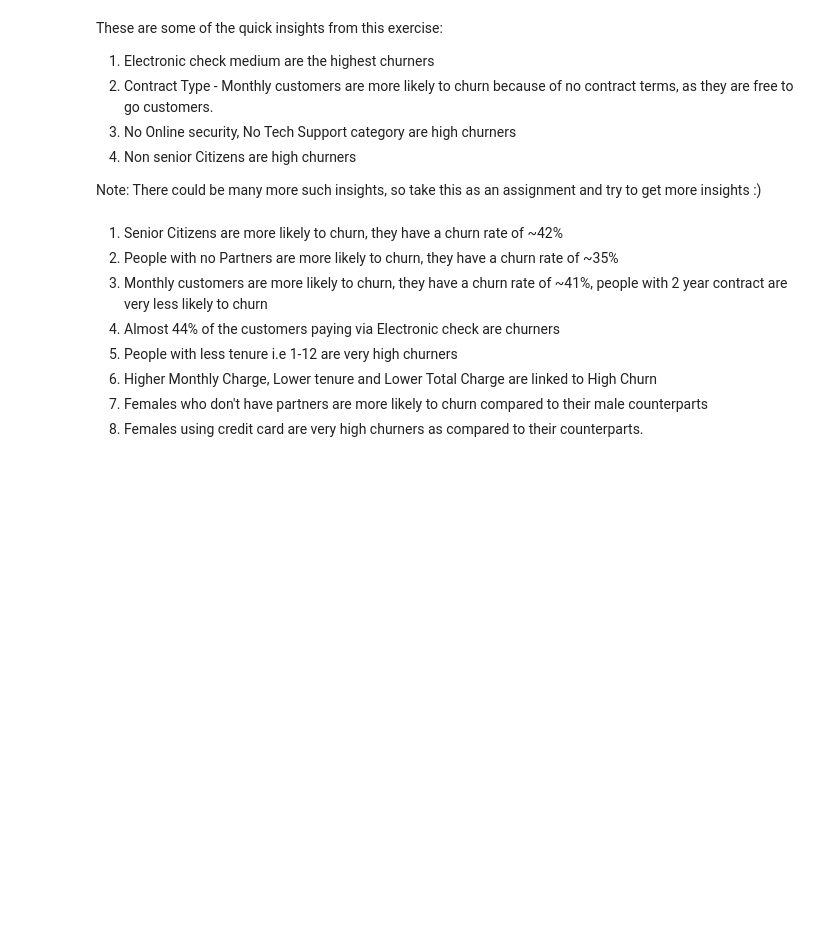
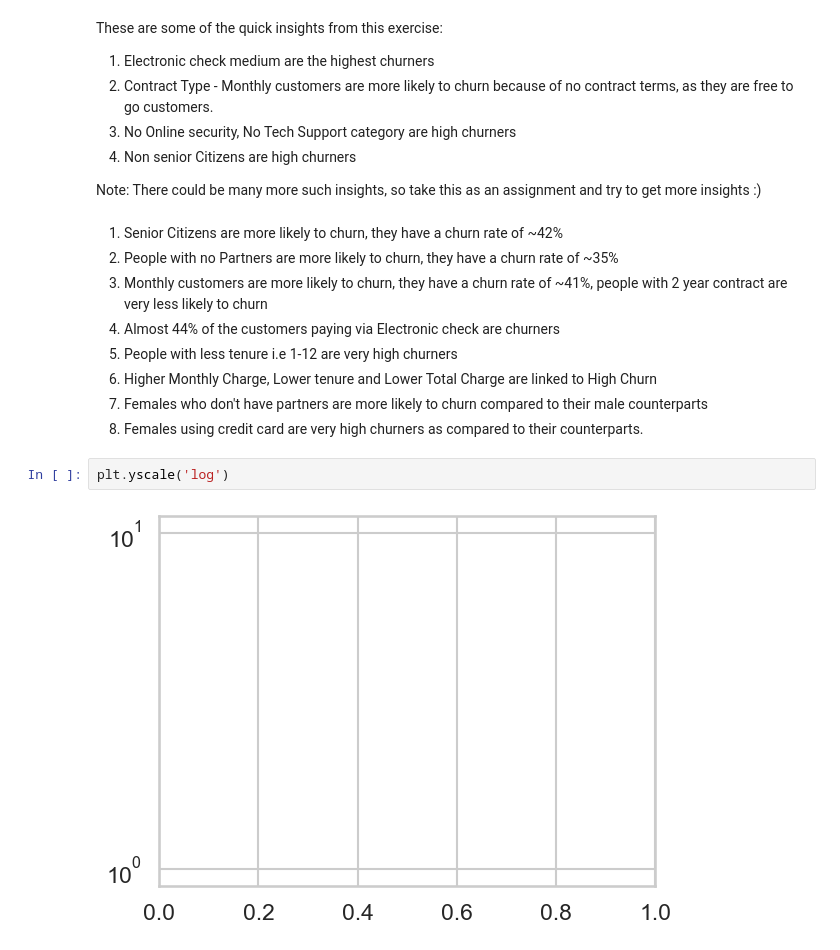
Before and after one commit to mdzaheerjk/Telecom-Customer-Churn-Prediction-using-Machine-Learning, a Jupyter notebook: Notebooks/EDA.ipynb, the cells around one changed output. Saved outputs shown, nothing was run; the diff lists cells and outputs as text; blank space fills up the shorter version.

```diff
--- a/Notebooks/EDA.ipynb
+++ b/Notebooks/EDA.ipynb
@@ -562,3 +564,7 @@ Note: There could be many more such insights, so take this as an assignment and
 6. Higher Monthly Charge, Lower tenure and Lower Total Charge are linked to High Churn
 7. Females who don't have partners are more likely to churn compared to their male counterparts
 8. Females using credit card are very high churners as compared to their counterparts.
+# %%
+plt.yscale('log')
+# %% [output]
+[figure, added]
```
Also changed, not shown: parts of 15 cells of this notebook.
